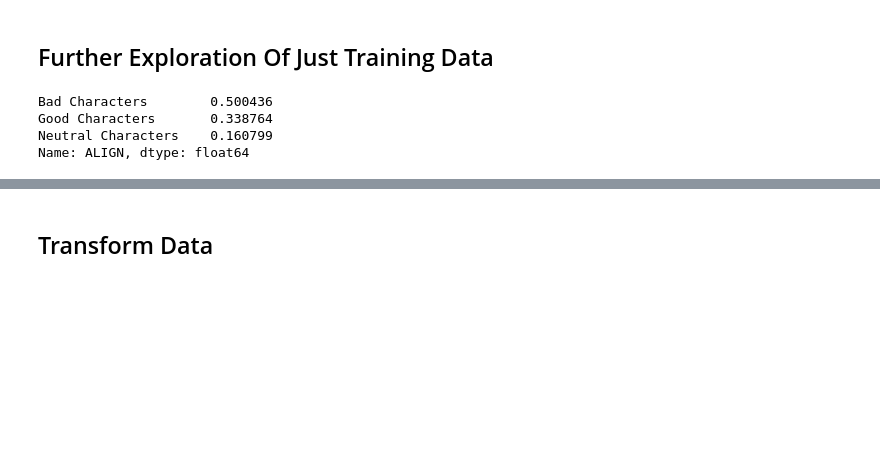
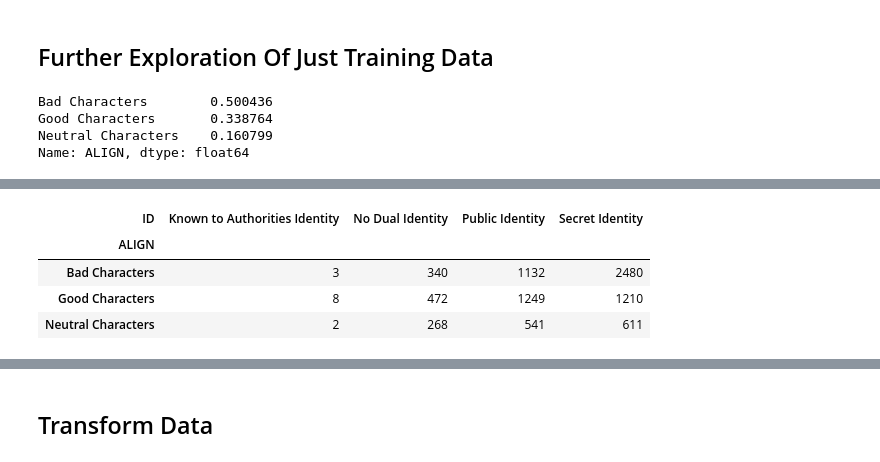
Before and after one commit to trentgillin/Machine_Learning_Projects, a Jupyter notebook: Marvel/Marvel Predictions.ipynb, the cells around one changed output, grey strips where cells are left out. Saved outputs shown, nothing was run; the diff lists cells and outputs as text; code cells hidden in the pictures; blank space fills up the shorter version.

```diff
--- a/Marvel/Marvel Predictions.ipynb
+++ b/Marvel/Marvel Predictions.ipynb
@@ -136,0 +135,11 @@ pd.crosstab(index=marvel_train['ALIGN'], columns=marvel['HAIR'])
+# %%
+# lets look at secret identiy
+pd.crosstab(index=marvel_train['ALIGN'], columns=marvel['ID'])
+
+# bad characters seem to have the most secret identities
+# %% [output]
+| ID | Known to Authorities Identity | No Dual Identity | Public Identity | Secret Identity |
+| ALIGN |  |  |  |  |
+| Bad Characters | 3 | 340 | 1132 | 2480 |
+| Good Characters | 8 | 472 | 1249 | 1210 |
+| Neutral Characters | 2 | 268 | 541 | 611 |
```
Also changed, not shown: parts of 15 cells of this notebook.
